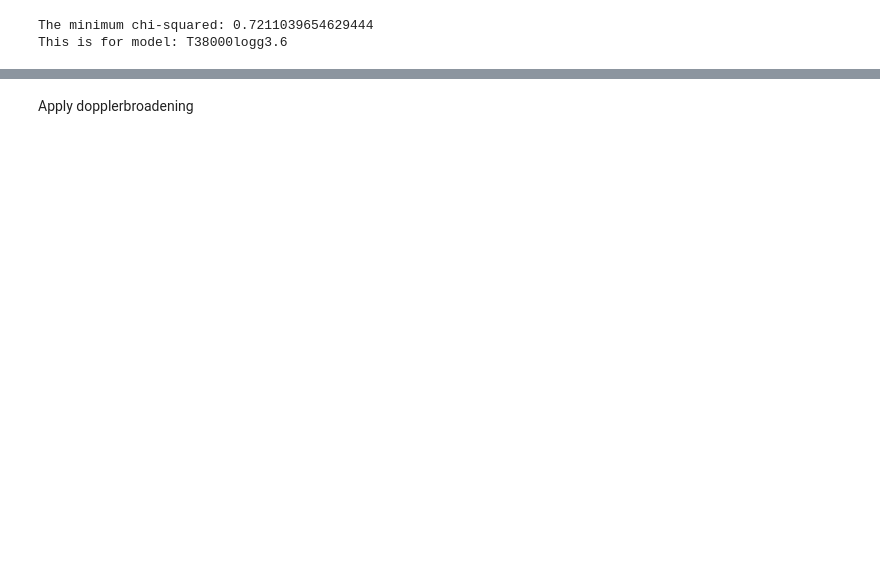
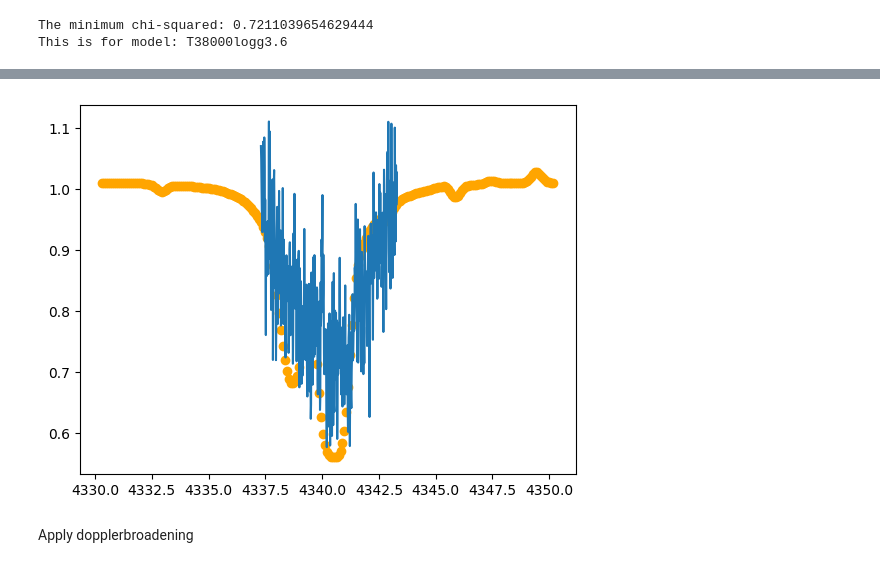
Before and after one commit to LvV210/MasterProject, a Jupyter notebook: ModelFitting/model_fit.ipynb, the cells around one changed output, grey strips where cells are left out. Saved outputs shown, nothing was run; the diff lists cells and outputs as text; code cells hidden in the pictures; blank space fills up the shorter version.

```diff
--- a/ModelFitting/model_fit.ipynb
+++ b/ModelFitting/model_fit.ipynb
@@ -154,8 +167,10 @@ plt.show()
 # %%
-wav, flux = extract_spectrum_within_range(np.array(models['T38000logg3.6']['WAVELENGTH']), np.array(models['T38000logg3.6']['FLUX']), line_wav-delta, line_wav+delta)
+wav, flux = extract_spectrum_within_range(np.array(models['T30000logg3.2']['WAVELENGTH']), np.array(models['T30000logg3.2']['FLUX']), line_wav-delta, line_wav+delta)
 plt.scatter(wav, flux, color='orange')
 plt.plot(wav_line, flux_line_norm)
 plt.show()
+# %% [output]
+[figure, added]
 # %% [markdown]
 Apply dopplerbroadening
 # %%
```
Also changed, not shown: parts of 24 cells of this notebook, 1 other file.
